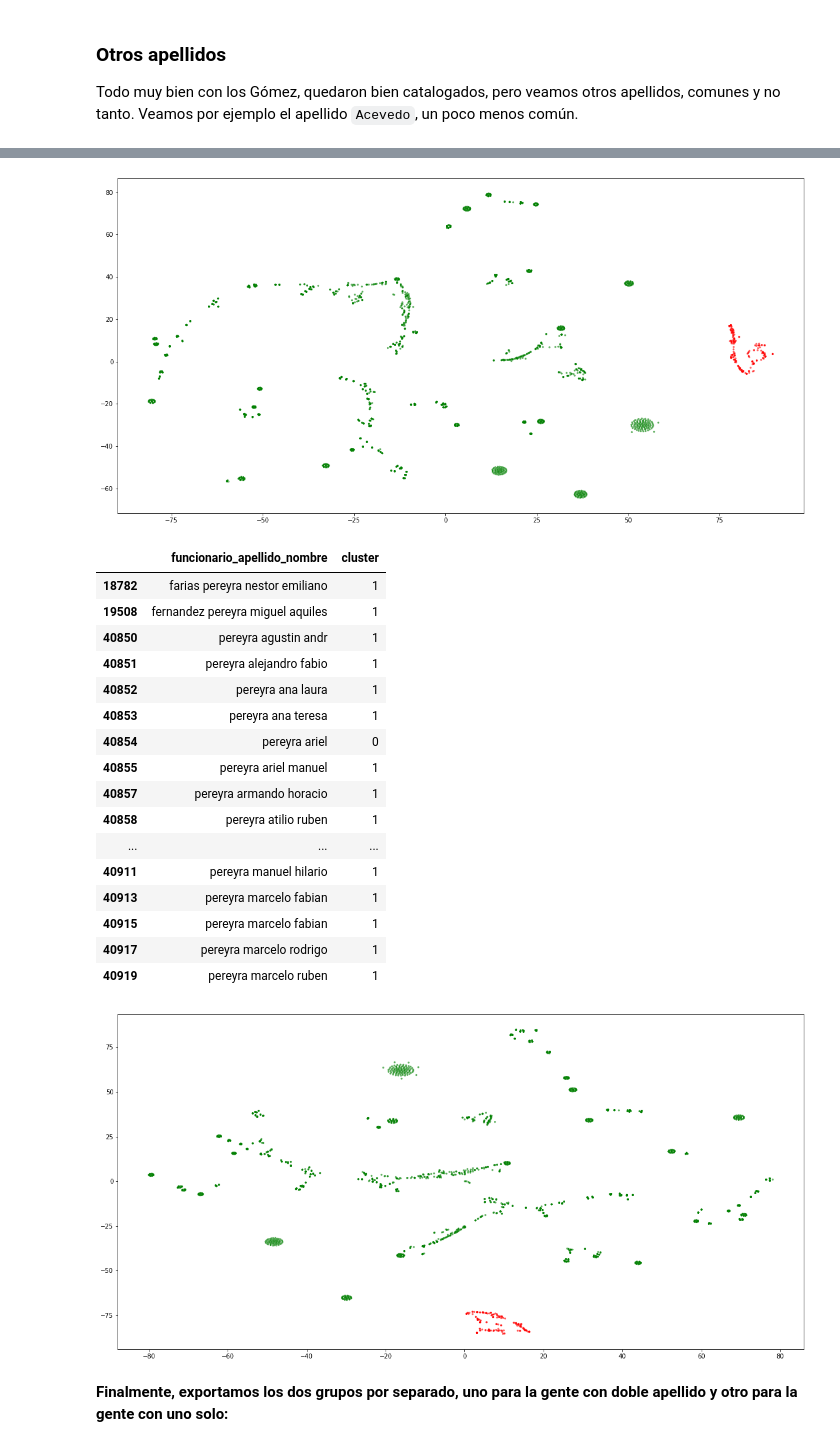
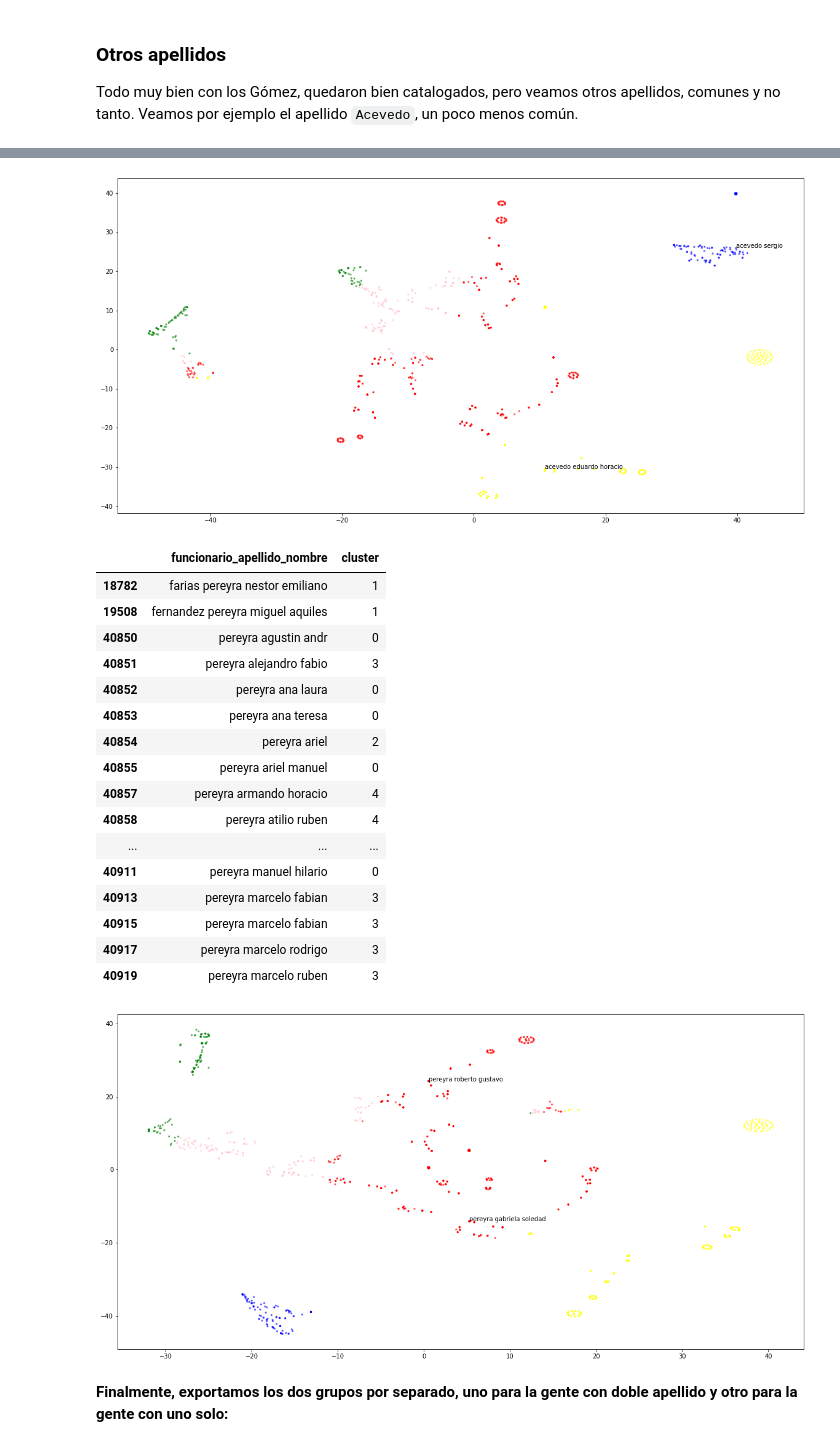
Before and after one commit to chingologram/jupyter-notebooks, a Jupyter notebook: Apellidos y nombres.ipynb, the cells around one changed output, grey strips where cells are left out. Drawn from its saved outputs; the diff is of its cells as text; code cells hidden in the pictures.

```diff
--- a/Apellidos y nombres.ipynb
+++ b/Apellidos y nombres.ipynb
@@ -109,6 +107,8 @@ dftrain['tf_idf_palabra1'] = RobustScaler().fit_transform((
 
 dftrain['tf_idf_palabra1_in0'] = RobustScaler().fit_transform((
     np.amax(pipe0.transform(dftrain['palabra1']).toarray(), axis=1)).reshape(-1, 1))
+dftrain['tf_idf_palabra1_in1'] = RobustScaler().fit_transform((
+    np.amax(pipe1.transform(dftrain['palabra1']).toarray(), axis=1)).reshape(-1, 1))
 dftrain['tf_idf_palabra1_in2'] = RobustScaler().fit_transform((
     np.amax(pipe2.transform(dftrain['palabra1']).toarray(), axis=1)).reshape(-1, 1))
 dftrain['tf_idf_solo_dos'] = StandardScaler().fit_transform((dftrain['palabra2'] == "--SIN NOMBRE--").to_numpy().reshape(-1, 1))
@@ -128,13 +128,21 @@ dftrain['tf_idf_solo_dos'] = StandardScaler().fit_transform((dftrain['palabra2']
 dftrain['tf_count'] = StandardScaler().fit_transform(dftrain['count'].to_numpy().reshape(-1, 1))
 
 #print((100 * dftrain['tf_idf_palabra1_in0'] / dftrain['tf_idf_palabra1_in2']).to_numpy().reshape(-1, 1))
-dftrain['tf_idf_palabra1_comb_0_2'] = RobustScaler().fit_transform(
+
+dftrain['tf_idf_palabra1_cross_0_1'] = RobustScaler().fit_transform(
+    np.amax(pipe0.transform(dftrain['palabra1']).toarray(), axis=1).reshape(-1, 1) /
+    np.amax(pipe1.transform(dftrain['palabra1']).toarray(), axis=1).reshape(-1, 1))
+
+dftrain['tf_idf_palabra1_cross_0_2'] = RobustScaler().fit_transform(
     np.amax(pipe0.transform(dftrain['palabra1']).toarray(), axis=1).reshape(-1, 1) /
     np.amax(pipe2.transform(dftrain['palabra1']).toarray(), axis=1).reshape(-1, 1))
 
+# Remove NAs
 dftrain = dftrain[~dftrain.tf_idf_palabra1_in0.isna()]
+dftrain = dftrain[~dftrain.tf_idf_palabra1_in1.isna()]
 dftrain = dftrain[~dftrain.tf_idf_palabra1_in2.isna()]
-dftrain = dftrain[~dftrain.tf_idf_palabra1_comb_0_2.isna()]
+dftrain = dftrain[~dftrain.tf_idf_palabra1_cross_0_1.isna()]
+dftrain = dftrain[~dftrain.tf_idf_palabra1_cross_0_2.isna()]
 dftrain.columns
 # %% [output]
 Index(['funcionario_apellido_nombre', 'palabra0', 'palabra1', 'palabra2',
@@ -174,12 +182,14 @@ dftrain[dftrain.funcionario_apellido_nombre.str.contains('gomez')].head(50)
 KMeans va a particionar nuestros datos, asignando obligadamente un cluster a cada elemento.
 # %%
 from sklearn.cluster import KMeans
-#dbs = DBSCAN(eps=.25, min_samples=100)
+from sklearn.decomposition import PCA
+#dbs = DBSCAN(eps=1, min_samples=5)
 #from sklearn.cluster import AgglomerativeClustering
 
-dbs = KMeans(n_clusters=4)
+pca = PCA(n_components=2)
+dbs = KMeans(n_clusters=5)
 #dbs = AgglomerativeClustering(n_clusters=2)
-dbs.fit((dftrain.filter(regex='tf_.*')))
+dbs.fit(pca.fit_transform(dftrain.filter(regex='tf_.*')))
 dftrain['cluster'] = dbs.labels_.astype(np.int)
 
 print(dftrain[dftrain.cluster == -1])
@@ -308,7 +319,7 @@ dfacevedo[['funcionario_apellido_nombre', 'cluster']]
 # %%
-plotApellidos(dftrain, dfacevedo.tail(20), plt.figure().add_subplot('111'))
+plotApellidos(dftrain, 'acevedo', plt.figure().add_subplot('111'))
 # %% [output]
-[figure, old version]
+[figure, new version]
 # %%
 dfpereyra = dftrain[dftrain.funcionario_apellido_nombre.str.contains('pereyra')].head(50)
 dfpereyra[['funcionario_apellido_nombre', 'cluster']]
@@ -316,24 +327,24 @@ dfpereyra[['funcionario_apellido_nombre', 'cluster']]
 |  | funcionario_apellido_nombre | cluster |
 | 18782 | farias pereyra nestor emiliano | 1 |
 | 19508 | fernandez pereyra miguel aquiles | 1 |
-| 40850 | pereyra agustin andr | 1 |
-| 40851 | pereyra alejandro fabio | 1 |
-| 40852 | pereyra ana laura | 1 |
-| 40853 | pereyra ana teresa | 1 |
-| 40854 | pereyra ariel | 0 |
-| 40855 | pereyra ariel manuel | 1 |
-| 40857 | pereyra armando horacio | 1 |
-| 40858 | pereyra atilio ruben | 1 |
+| 40850 | pereyra agustin andr | 0 |
+| 40851 | pereyra alejandro fabio | 3 |
+| 40852 | pereyra ana laura | 0 |
+| 40853 | pereyra ana teresa | 0 |
+| 40854 | pereyra ariel | 2 |
+| 40855 | pereyra ariel manuel | 0 |
+| 40857 | pereyra armando horacio | 4 |
+| 40858 | pereyra atilio ruben | 4 |
 | ... | ... | ... |
-| 40911 | pereyra manuel hilario | 1 |
-| 40913 | pereyra marcelo fabian | 1 |
-| 40915 | pereyra marcelo fabian | 1 |
-| 40917 | pereyra marcelo rodrigo | 1 |
-| 40919 | pereyra marcelo ruben | 1 |
+| 40911 | pereyra manuel hilario | 0 |
+| 40913 | pereyra marcelo fabian | 3 |
+| 40915 | pereyra marcelo fabian | 3 |
+| 40917 | pereyra marcelo rodrigo | 3 |
+| 40919 | pereyra marcelo ruben | 3 |
 # %%
-plotApellidos(dftrain, dfpereyra, plt.figure().add_subplot('111'))
+plotApellidos(dftrain, 'pereyra', plt.figure().add_subplot('111'))
 # %% [output]
-[figure, old version]
+[figure, new version]
 # %% [markdown]
 **Finalmente, exportamos los dos grupos por separado, uno para la gente con doble apellido y otro para la gente con uno solo:**
 # %%
```
Also changed, not shown: parts of 9 cells of this notebook.
